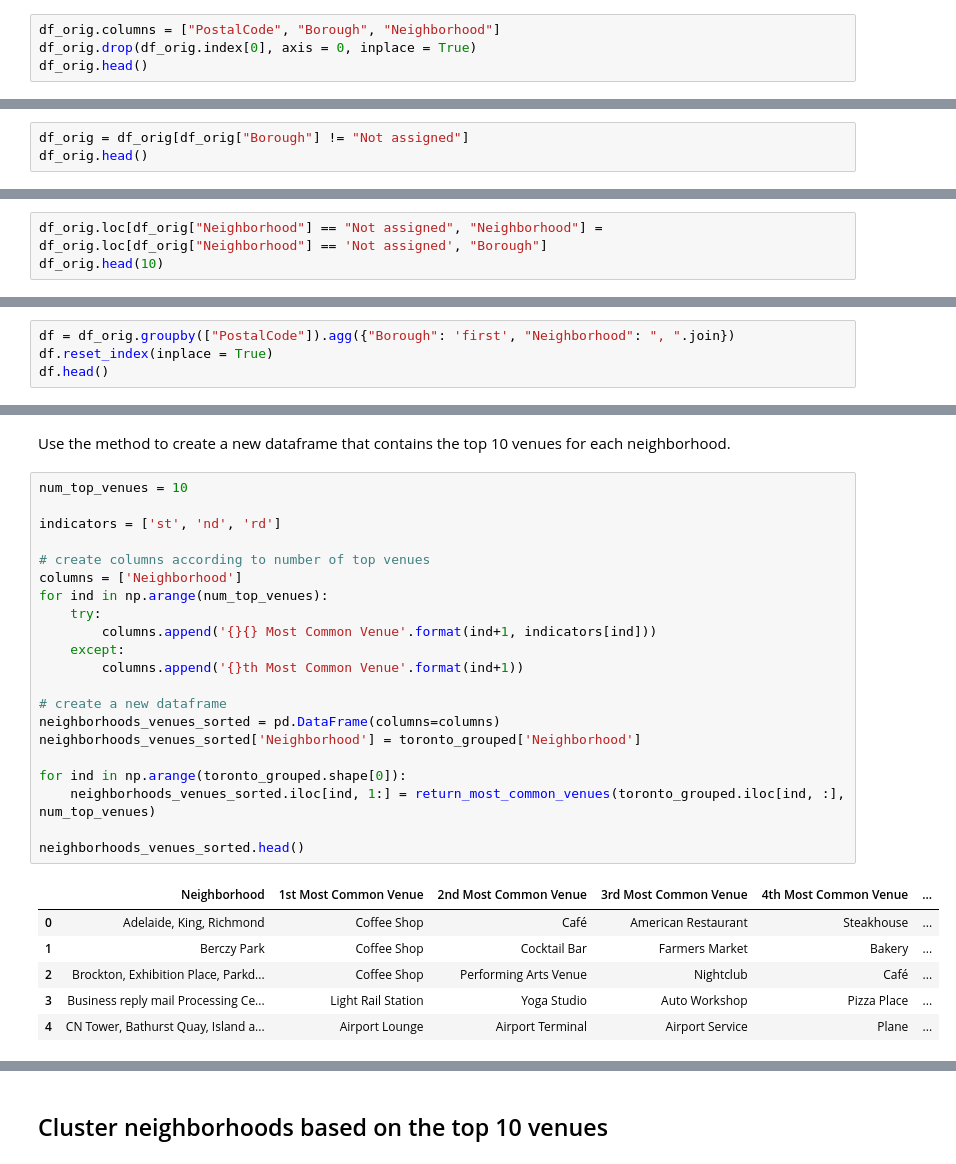
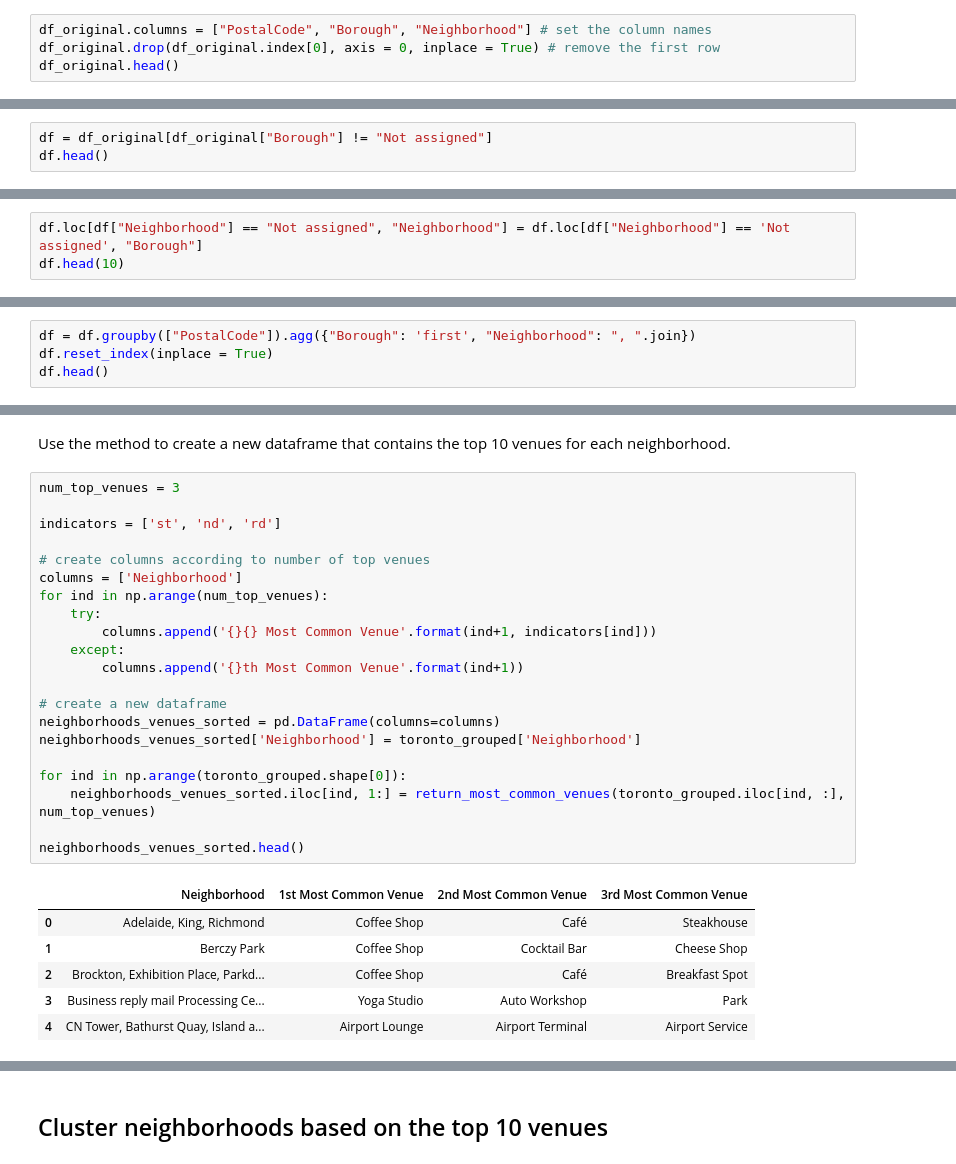
Before and after one commit to rjromijnders/Coursera_Capstone, a Jupyter notebook: TheBattleOfNeighborhoodsVol2.ipynb, the cells around one changed output, grey strips where cells are left out. Drawn from its saved outputs; the diff is of its cells as text.

```diff
--- a/TheBattleOfNeighborhoodsVol2.ipynb
+++ b/TheBattleOfNeighborhoodsVol2.ipynb
@@ -46,9 +37,9 @@ df_orig.head()
 # %% [markdown]
 Clearly the dataframe is not ready yet. We want to update the column headers, and then get rid of the first record (first row).
 # %%
-df_orig.columns = ["PostalCode", "Borough", "Neighborhood"]
-df_orig.drop(df_orig.index[0], axis = 0, inplace = True)
-df_orig.head()
+df_original.columns = ["PostalCode", "Borough", "Neighborhood"] # set the column names
+df_original.drop(df_original.index[0], axis = 0, inplace = True) # remove the first row
+df_original.head()
 # %% [output]
 |  | PostalCode | Borough | Neighborhood |
 | 1 | M1A | Not assigned | Not assigned |
@@ -59,8 +50,8 @@ df_orig.head()
 # %% [markdown]
 Next, we want to remove all records where the _Borough_ is _Not assigned_.
 # %%
-df_orig = df_orig[df_orig["Borough"] != "Not assigned"]
-df_orig.head()
+df = df_original[df_original["Borough"] != "Not assigned"]
+df.head()
 # %% [output]
 |  | PostalCode | Borough | Neighborhood |
 | 3 | M3A | North York | Parkwoods |
@@ -89,4 +64,4 @@ To replace the *Neighborhood* that has value 'Not assigned', use the **.loc** an
 # %%
-df_orig.loc[df_orig["Neighborhood"] == "Not assigned", "Neighborhood"] = df_orig.loc[df_orig["Neighborhood"] == 'Not assigned', "Borough"]
-df_orig.head(10)
+df.loc[df["Neighborhood"] == "Not assigned", "Neighborhood"] = df.loc[df["Neighborhood"] == 'Not assigned', "Borough"]
+df.head(10)
 # %% [output]
@@ -104,7 +87,7 @@ df_orig.head(10)
 # %% [markdown]
 Use the <a href="https://pandas.pydata.org/pandas-docs/stable/generated/pandas.DataFrame.groupby.html?highlight=groupby#pandas.DataFrame.groupby">**groupby**</a> and <a href="https://pandas.pydata.org/pandas-docs/stable/generated/pandas.core.groupby.DataFrameGroupBy.agg.html">**agg**</a> method to aggregate the Neighborhoods that are in the same Borough.
 # %%
-df = df_orig.groupby(["PostalCode"]).agg({"Borough": 'first', "Neighborhood": ", ".join})
+df = df.groupby(["PostalCode"]).agg({"Borough": 'first', "Neighborhood": ", ".join})
 df.reset_index(inplace = True)
 df.head()
 # %% [output]
@@ -390,33 +355,33 @@ def return_most_common_venues(row, num_top_venues):
 # %% [markdown]
 Use the method to create a new dataframe that contains the top 10 venues for each neighborhood.
 # %%
-num_top_venues = 10
+num_top_venues = 3
 
 indicators = ['st', 'nd', 'rd']
 
 # create columns according to number of top venues
 columns = ['Neighborhood']
 for ind in np.arange(num_top_venues):
     try:
         columns.append('{}{} Most Common Venue'.format(ind+1, indicators[ind]))
     except:
         columns.append('{}th Most Common Venue'.format(ind+1))
 
 # create a new dataframe
 neighborhoods_venues_sorted = pd.DataFrame(columns=columns)
 neighborhoods_venues_sorted['Neighborhood'] = toronto_grouped['Neighborhood']
 
 for ind in np.arange(toronto_grouped.shape[0]):
     neighborhoods_venues_sorted.iloc[ind, 1:] = return_most_common_venues(toronto_grouped.iloc[ind, :], num_top_venues)
 
 neighborhoods_venues_sorted.head()
 # %% [output]
-|  | Neighborhood | 1st Most Common Venue | 2nd Most Common Venue | 3rd Most Common Venue | 4th Most Common Venue | ... |
-| 0 | Adelaide, King, Richmond | Coffee Shop | Café | American Restaurant | Steakhouse | ... |
-| 1 | Berczy Park | Coffee Shop | Cocktail Bar | Farmers Market | Bakery | ... |
-| 2 | Brockton, Exhibition Place, Parkd... | Coffee Shop | Performing Arts Venue | Nightclub | Café | ... |
-| 3 | Business reply mail Processing Ce... | Light Rail Station | Yoga Studio | Auto Workshop | Pizza Place | ... |
-| 4 | CN Tower, Bathurst Quay, Island a... | Airport Lounge | Airport Terminal | Airport Service | Plane | ... |
+|  | Neighborhood | 1st Most Common Venue | 2nd Most Common Venue | 3rd Most Common Venue |
+| 0 | Adelaide, King, Richmond | Coffee Shop | Café | Steakhouse |
+| 1 | Berczy Park | Coffee Shop | Cocktail Bar | Cheese Shop |
+| 2 | Brockton, Exhibition Place, Parkd... | Coffee Shop | Café | Breakfast Spot |
+| 3 | Business reply mail Processing Ce... | Yoga Studio | Auto Workshop | Park |
+| 4 | CN Tower, Bathurst Quay, Island a... | Airport Lounge | Airport Terminal | Airport Service |
 # %%
 neighborhoods_venues_sorted.shape
 # %% [output]
```
Also changed, not shown: parts of 33 cells of this notebook.
